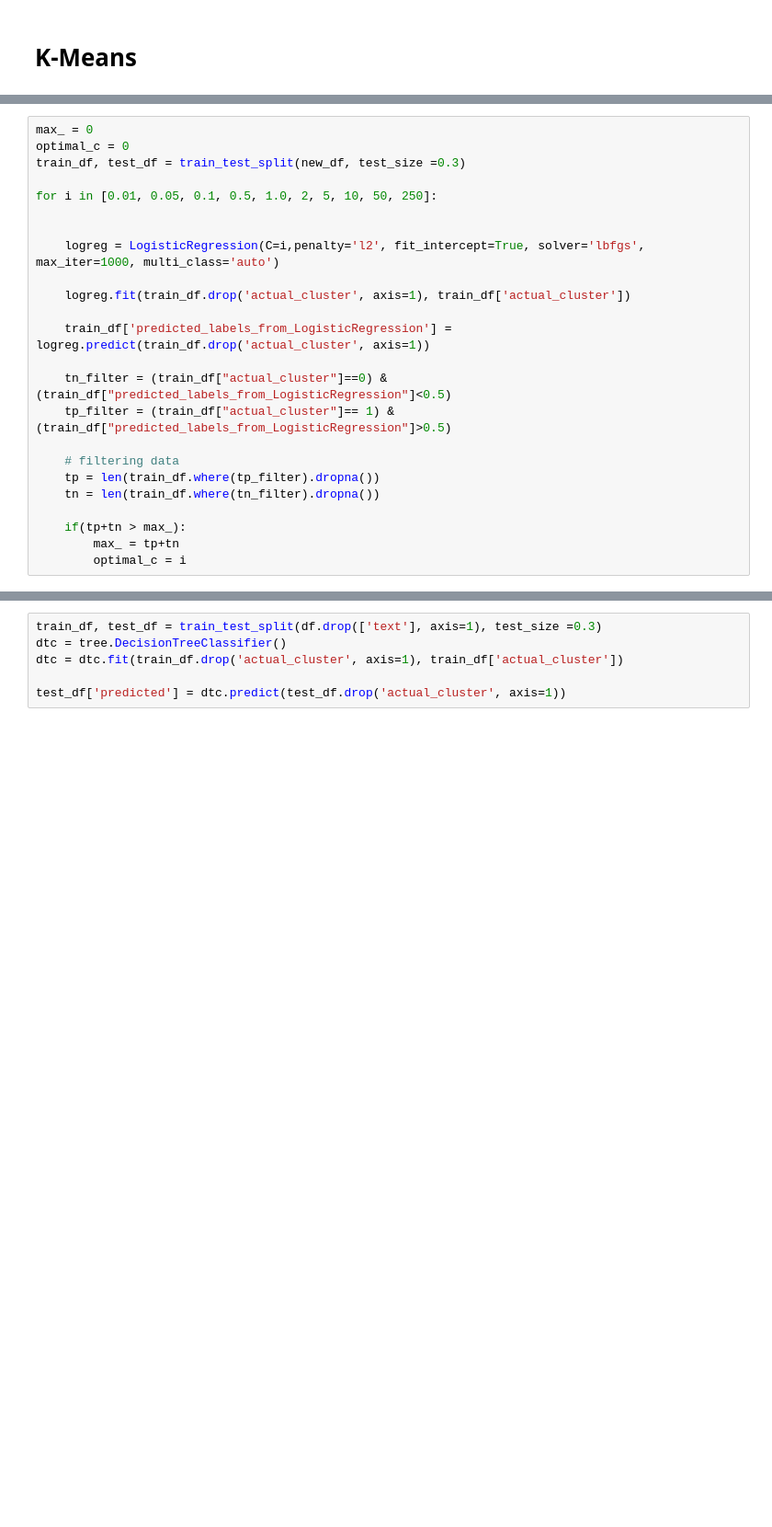
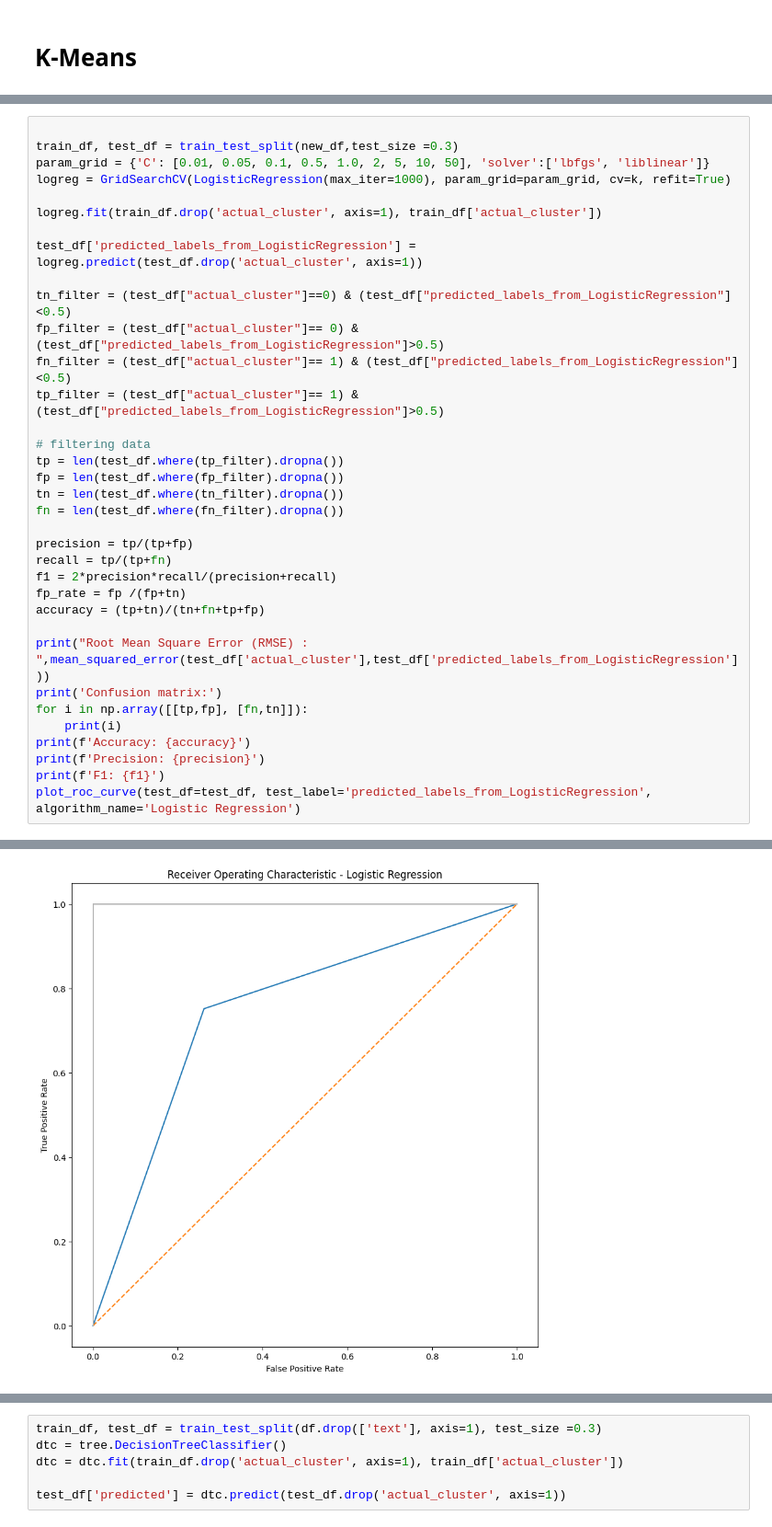
Before and after one commit to HarunErenMutlu/text_mining, a Jupyter notebook: nlp.ipynb, the cells around one changed output, grey strips where cells are left out. Shown at 92% size. Cells and saved outputs as stored; diff of their text form; blank space fills up the shorter version.

```diff
--- a/nlp.ipynb
+++ b/nlp.ipynb
@@ -406,24 +403,36 @@ F1: 0.7047308319738987
 # %%
-max_ = 0
-optimal_c = 0
-train_df, test_df = train_test_split(new_df, test_size =0.3)
 
-for i in [0.01, 0.05, 0.1, 0.5, 1.0, 2, 5, 10, 50, 250]:
+train_df, test_df = train_test_split(new_df,test_size =0.3)
+param_grid = {'C': [0.01, 0.05, 0.1, 0.5, 1.0, 2, 5, 10, 50], 'solver':['lbfgs', 'liblinear']}
+logreg = GridSearchCV(LogisticRegression(max_iter=1000), param_grid=param_grid, cv=k, refit=True)
 
+logreg.fit(train_df.drop('actual_cluster', axis=1), train_df['actual_cluster'])
 
-    logreg = LogisticRegression(C=i,penalty='l2', fit_intercept=True, solver='lbfgs', max_iter=1000, multi_class='auto')
+test_df['predicted_labels_from_LogisticRegression'] = logreg.predict(test_df.drop('actual_cluster', axis=1))
 
-    logreg.fit(train_df.drop('actual_cluster', axis=1), train_df['actual_cluster'])
+tn_filter = (test_df["actual_cluster"]==0) & (test_df["predicted_labels_from_LogisticRegression"]<0.5)
+fp_filter = (test_df["actual_cluster"]== 0) & (test_df["predicted_labels_from_LogisticRegression"]>0.5)
+fn_filter = (test_df["actual_cluster"]== 1) & (test_df["predicted_labels_from_LogisticRegression"]<0.5)
+tp_filter = (test_df["actual_cluster"]== 1) & (test_df["predicted_labels_from_LogisticRegression"]>0.5)
 
-    train_df['predicted_labels_from_LogisticRegression'] = logreg.predict(train_df.drop('actual_cluster', axis=1))
+# filtering data
+tp = len(test_df.where(tp_filter).dropna())
+fp = len(test_df.where(fp_filter).dropna())
+tn = len(test_df.where(tn_filter).dropna())
+fn = len(test_df.where(fn_filter).dropna())
 
-    tn_filter = (train_df["actual_cluster"]==0) & (train_df["predicted_labels_from_LogisticRegression"]<0.5)
-    tp_filter = (train_df["actual_cluster"]== 1) & (train_df["predicted_labels_from_LogisticRegression"]>0.5)
+precision = tp/(tp+fp)
+recall = tp/(tp+fn)
+f1 = 2*precision*recall/(precision+recall)
+fp_rate = fp /(fp+tn)
+accuracy = (tp+tn)/(tn+fn+tp+fp)
 
-    # filtering data
-    tp = len(train_df.where(tp_filter).dropna())
-    tn = len(train_df.where(tn_filter).dropna())
-
-    if(tp+tn > max_):
-        max_ = tp+tn
-        optimal_c = i
+print("Root Mean Square Error (RMSE) : ",mean_squared_error(test_df['actual_cluster'],test_df['predicted_labels_from_LogisticRegression']))
+print('Confusion matrix:')
+for i in np.array([[tp,fp], [fn,tn]]):
+    print(i)
+print(f'Accuracy: {accuracy}')
+print(f'Precision: {precision}')
+print(f'F1: {f1}')
+plot_roc_curve(test_df=test_df, test_label='predicted_labels_from_LogisticRegression', algorithm_name='Logistic Regression')
+# %% [output]
@@ -429,0 +446 @@ for i in [0.01, 0.05, 0.1, 0.5, 1.0, 2, 5, 10, 50, 250]:
+[figure, added]
```
Also changed, not shown: parts of 15 cells of this notebook.
